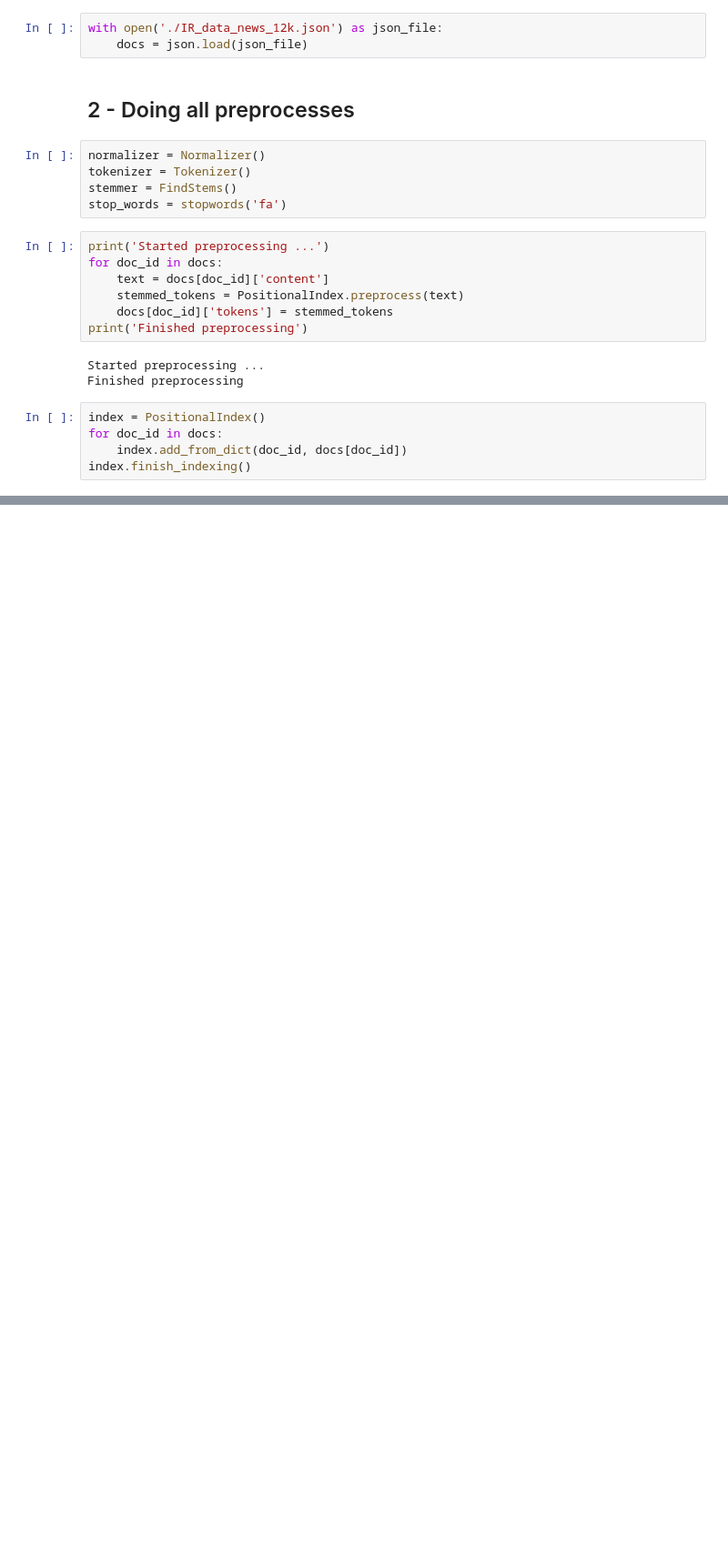
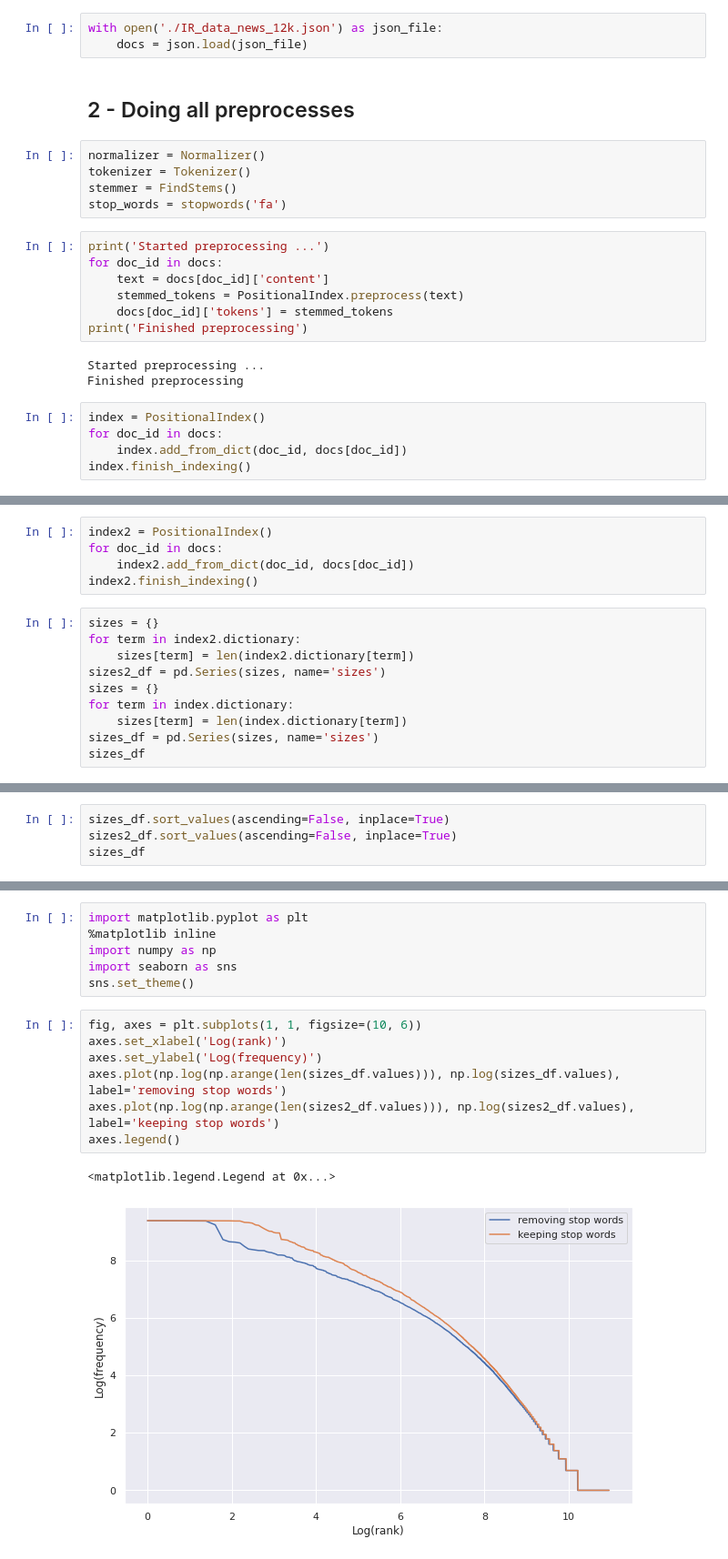
Before and after one commit to mahdirezaie336/InformationRetrievalSystem, a Jupyter notebook: Project.ipynb, the cells around one changed output, grey strips where cells are left out. Shown at 91% size. Drawn from its saved outputs; the diff is of its cells as text; blank space fills up the shorter version.

```diff
--- a/Project.ipynb
+++ b/Project.ipynb
@@ -161,0 +81,15 @@ df1.merge(df2, left_index=True, right_index=True).loc[:, ["a", "b"]]
+# %%
+index2 = PositionalIndex()
+for doc_id in docs:
+    index2.add_from_dict(doc_id, docs[doc_id])
+index2.finish_indexing()
+# %%
+sizes = {}
+for term in index2.dictionary:
+    sizes[term] = len(index2.dictionary[term])
+sizes2_df = pd.Series(sizes, name='sizes')
+sizes = {}
+for term in index.dictionary:
+    sizes[term] = len(index.dictionary[term])
+sizes_df = pd.Series(sizes, name='sizes')
+sizes_df
@@ -161,0 +109,4 @@ df1.merge(df2, left_index=True, right_index=True).loc[:, ["a", "b"]]
+# %%
+sizes_df.sort_values(ascending=False, inplace=True)
+sizes2_df.sort_values(ascending=False, inplace=True)
+sizes_df
@@ -161,0 +126,16 @@ df1.merge(df2, left_index=True, right_index=True).loc[:, ["a", "b"]]
+# %%
+import matplotlib.pyplot as plt
+%matplotlib inline
+import numpy as np
+import seaborn as sns
+sns.set_theme()
+# %%
+fig, axes = plt.subplots(1, 1, figsize=(10, 6))
+axes.set_xlabel('Log(rank)')
+axes.set_ylabel('Log(frequency)')
+axes.plot(np.log(np.arange(len(sizes_df.values))), np.log(sizes_df.values), label='removing stop words')
+axes.plot(np.log(np.arange(len(sizes2_df.values))), np.log(sizes2_df.values), label='keeping stop words')
+axes.legend()
+# %% [output]
+<matplotlib.legend.Legend at 0x...>
+[figure, added]
```
Also changed, not shown: parts of 46 cells of this notebook, 2 other files.
